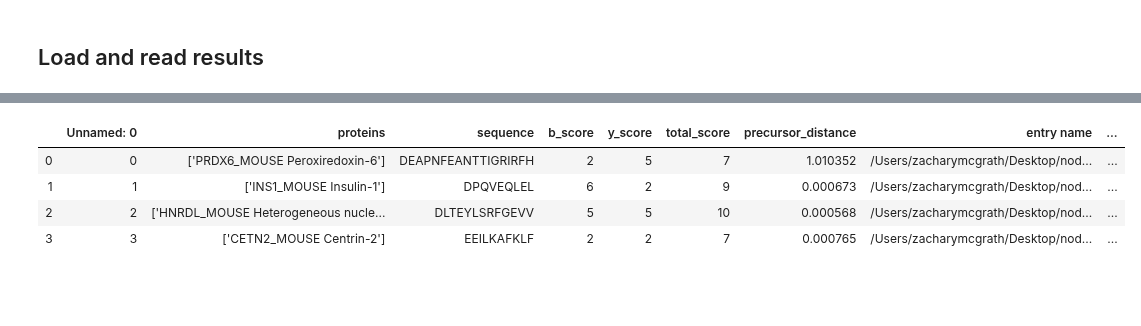
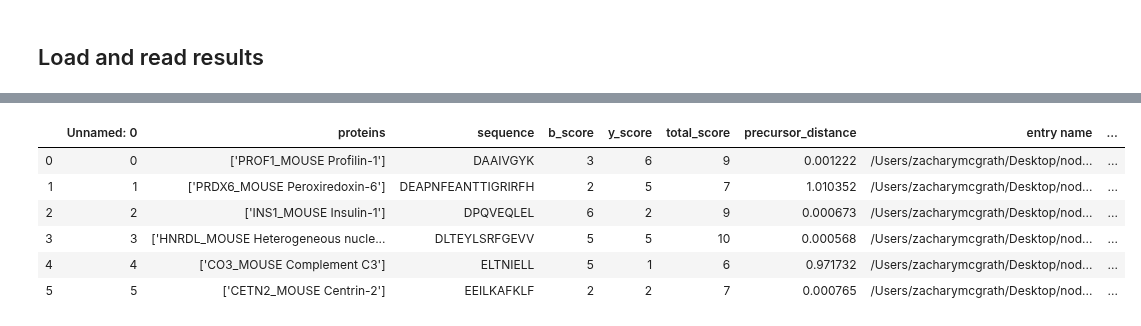
Before and after one commit to zmcgrath96/hypedsearch, a Jupyter notebook: sandbox/jupyter notebooks/Debug real spectra.ipynb, the cells around one changed output, grey strips where cells are left out. Drawn from its saved outputs; the diff is of its cells as text; code cells hidden in the pictures; blank space fills up the shorter version.

```diff
--- a/sandbox/jupyter notebooks/Debug real spectra.ipynb
+++ b/sandbox/jupyter notebooks/Debug real spectra.ipynb
@@ -124,11 +130,13 @@ hdf.head(5)
 # %%
-df.head(5)
+df.head(6)
 # %% [output]
 |  | Unnamed: 0 | proteins | sequence | b_score | y_score | total_score | precursor_distance | entry name | ... |
-| 0 | 0 | ['PRDX6_MOUSE Peroxiredoxin-6'] | DEAPNFEANTTIGRIRFH | 2 | 5 | 7 | 1.010352 | /Users/zacharymcgrath/Desktop/nod... | ... |
-| 1 | 1 | ['INS1_MOUSE Insulin-1'] | DPQVEQLEL | 6 | 2 | 9 | 0.000673 | /Users/zacharymcgrath/Desktop/nod... | ... |
-| 2 | 2 | ['HNRDL_MOUSE Heterogeneous nucle... | DLTEYLSRFGEVV | 5 | 5 | 10 | 0.000568 | /Users/zacharymcgrath/Desktop/nod... | ... |
-| 3 | 3 | ['CETN2_MOUSE Centrin-2'] | EEILKAFKLF | 2 | 2 | 7 | 0.000765 | /Users/zacharymcgrath/Desktop/nod... | ... |
+| 0 | 0 | ['PROF1_MOUSE Profilin-1'] | DAAIVGYK | 3 | 6 | 9 | 0.001222 | /Users/zacharymcgrath/Desktop/nod... | ... |
+| 1 | 1 | ['PRDX6_MOUSE Peroxiredoxin-6'] | DEAPNFEANTTIGRIRFH | 2 | 5 | 7 | 1.010352 | /Users/zacharymcgrath/Desktop/nod... | ... |
+| 2 | 2 | ['INS1_MOUSE Insulin-1'] | DPQVEQLEL | 6 | 2 | 9 | 0.000673 | /Users/zacharymcgrath/Desktop/nod... | ... |
+| 3 | 3 | ['HNRDL_MOUSE Heterogeneous nucle... | DLTEYLSRFGEVV | 5 | 5 | 10 | 0.000568 | /Users/zacharymcgrath/Desktop/nod... | ... |
+| 4 | 4 | ['CO3_MOUSE Complement C3'] | ELTNIELL | 5 | 1 | 6 | 0.971732 | /Users/zacharymcgrath/Desktop/nod... | ... |
+| 5 | 5 | ['CETN2_MOUSE Centrin-2'] | EEILKAFKLF | 2 | 2 | 7 | 0.000765 | /Users/zacharymcgrath/Desktop/nod... | ... |
 # %%
 import json
 
```
Also changed, not shown: parts of 7 cells of this notebook, 5 other files.
